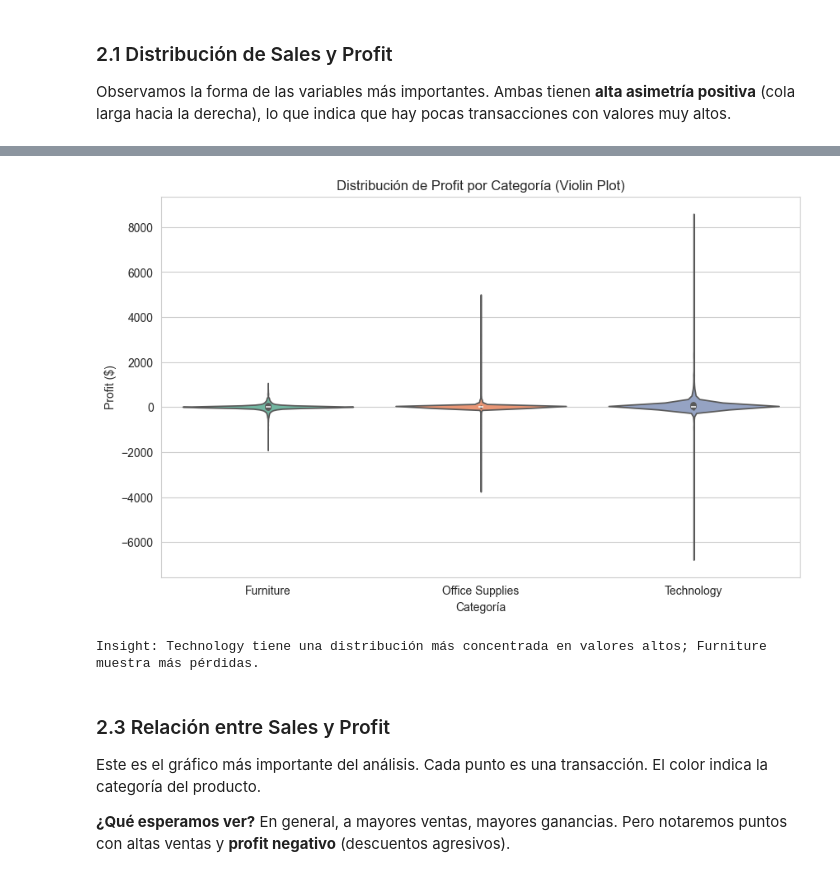
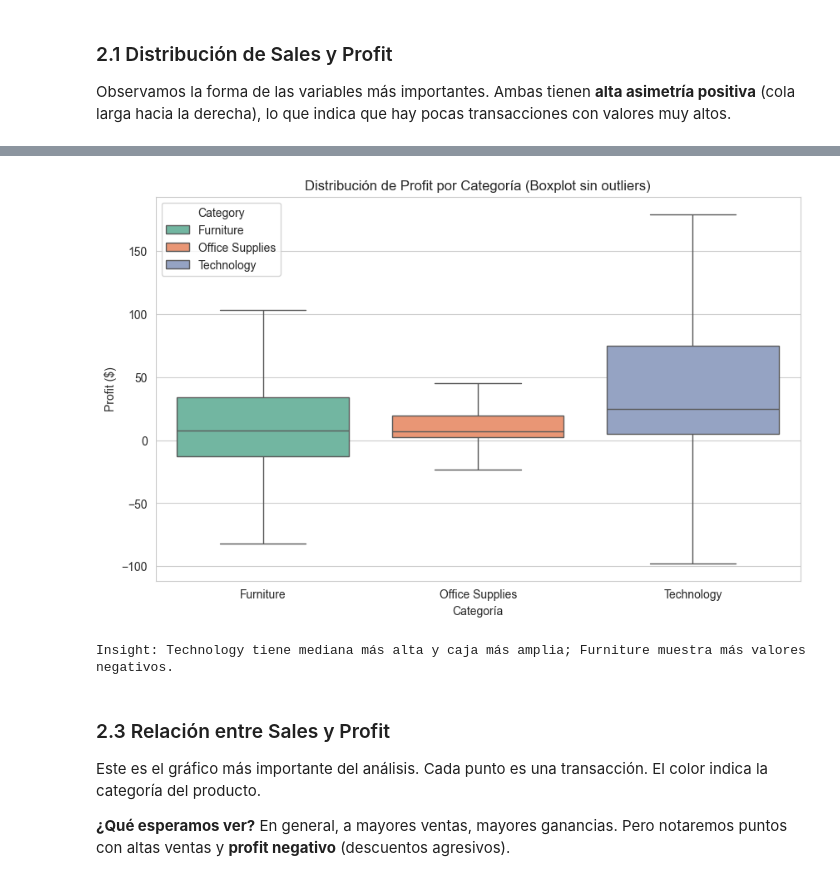
Before and after one commit to brandone12/Analisis_Super-Store, a Jupyter notebook: superstore-analysis2.ipynb, the cells around one changed output, grey strips where cells are left out. Drawn from its saved outputs; the diff is of its cells as text; code cells hidden in the pictures.

```diff
--- a/superstore-analysis2.ipynb
+++ b/superstore-analysis2.ipynb
@@ -114,6 +114,7 @@ eda_df = pd.read_csv('superstore_clean.csv')
 # Recargar datos originales para reconstruir categorías
 raw = pd.read_csv('Sample - Superstore.csv', encoding='cp1252')
 raw['Order Date'] = pd.to_datetime(raw['Order Date'], format='%m/%d/%Y')
+raw['DiscountLevel'] = pd.cut(raw['Discount'], bins=[-0.01, 0, 0.2, 0.5, 1.0], labels=['None','Low','Medium','High'])
 print('Datos cargados para EDA.')
 # %% [output]
 Datos cargados para EDA.
@@ -163,14 +174,14 @@ El *violin plot* muestra la forma completa de la distribución de ganancias en c
 # %%
 plt.figure(figsize=(10, 6))
-sns.violinplot(data=raw, x='Category', y='Profit', hue='Category', palette='Set2', legend=False)
-plt.title('Distribución de Profit por Categoría (Violin Plot)')
+sns.boxplot(data=raw, x='Category', y='Profit', hue='Category', palette='Set2', legend=True, showfliers=False)
+plt.title('Distribución de Profit por Categoría (Boxplot sin outliers)')
 plt.xlabel('Categoría')
 plt.ylabel('Profit ($)')
 plt.show()
-print('Insight: Technology tiene una distribución más concentrada en valores altos; Furniture muestra más pérdidas.')
+print('Insight: Technology tiene mediana más alta y caja más amplia; Furniture muestra más valores negativos.')
 # %% [output]
-[figure, old version]
+[figure, new version]
-Insight: Technology tiene una distribución más concentrada en valores altos; Furniture muestra más pérdidas.
+Insight: Technology tiene mediana más alta y caja más amplia; Furniture muestra más valores negativos.
 # %% [markdown]
 ### 2.3 Relación entre Sales y Profit
 
```
Also changed, not shown: parts of 9 cells of this notebook.
